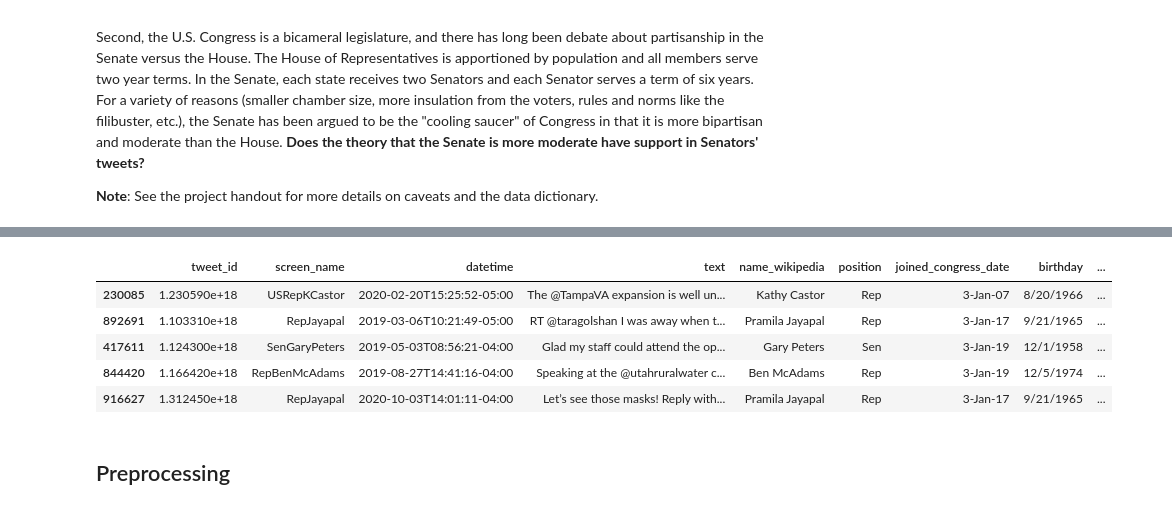
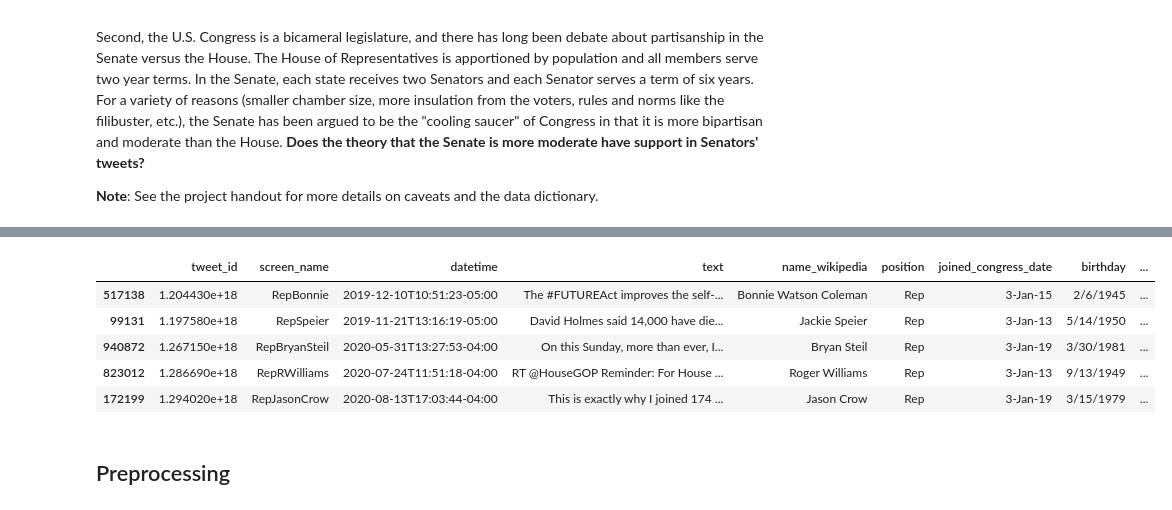
Before and after one commit to stacy0c/Computational-Social-Science-Projects, a Jupyter notebook: project5/Project 5 stacy.ipynb, the cells around one changed output, grey strips where cells are left out. Drawn from its saved outputs; the diff is of its cells as text; code cells hidden in the pictures.

```diff
--- a/project5/Project 5 stacy.ipynb
+++ b/project5/Project 5 stacy.ipynb
@@ -43,17 +62,18 @@ import seaborn as sns
 # %%
 # load data
 # ----------
 congress_tweets = pd.read_csv("/Users/stacyworkuser/Downloads/data/116th Congressional Tweets and Demographics.csv")
 # fill in this line of code with a sufficient number of tweets, depending on your computational resources
-congress_tweets = congress_tweets.sample(n=1000, replace=False)
+random.seed(123)
+congress_tweets = congress_tweets.sample(n=5000, replace=False)
 congress_tweets.head()
 # %% [output]
 |  | tweet_id | screen_name | datetime | text | name_wikipedia | position | joined_congress_date | birthday | ... |
-| 230085 | 1.230590e+18 | USRepKCastor | 2020-02-20T15:25:52-05:00 | The @TampaVA expansion is well un... | Kathy Castor | Rep | 3-Jan-07 | 8/20/1966 | ... |
-| 892691 | 1.103310e+18 | RepJayapal | 2019-03-06T10:21:49-05:00 | RT @taragolshan I was away when t... | Pramila Jayapal | Rep | 3-Jan-17 | 9/21/1965 | ... |
-| 417611 | 1.124300e+18 | SenGaryPeters | 2019-05-03T08:56:21-04:00 | Glad my staff could attend the op... | Gary Peters | Sen | 3-Jan-19 | 12/1/1958 | ... |
-| 844420 | 1.166420e+18 | RepBenMcAdams | 2019-08-27T14:41:16-04:00 | Speaking at the @utahruralwater c... | Ben McAdams | Rep | 3-Jan-19 | 12/5/1974 | ... |
-| 916627 | 1.312450e+18 | RepJayapal | 2020-10-03T14:01:11-04:00 | Let’s see those masks! Reply with... | Pramila Jayapal | Rep | 3-Jan-17 | 9/21/1965 | ... |
+| 517138 | 1.204430e+18 | RepBonnie | 2019-12-10T10:51:23-05:00 | The #FUTUREAct improves the self-... | Bonnie Watson Coleman | Rep | 3-Jan-15 | 2/6/1945 | ... |
+| 99131 | 1.197580e+18 | RepSpeier | 2019-11-21T13:16:19-05:00 | David Holmes said 14,000 have die... | Jackie Speier | Rep | 3-Jan-13 | 5/14/1950 | ... |
+| 940872 | 1.267150e+18 | RepBryanSteil | 2020-05-31T13:27:53-04:00 | On this Sunday, more than ever, I... | Bryan Steil | Rep | 3-Jan-19 | 3/30/1981 | ... |
+| 823012 | 1.286690e+18 | RepRWilliams | 2020-07-24T11:51:18-04:00 | RT @HouseGOP Reminder: For House ... | Roger Williams | Rep | 3-Jan-13 | 9/13/1949 | ... |
+| 172199 | 1.294020e+18 | RepJasonCrow | 2020-08-13T17:03:44-04:00 | This is exactly why I joined 174 ... | Jason Crow | Rep | 3-Jan-19 | 3/15/1979 | ... |
 # %% [markdown]
 ## Preprocessing
 # %% [markdown]
```
Also changed, not shown: parts of 51 cells of this notebook.
